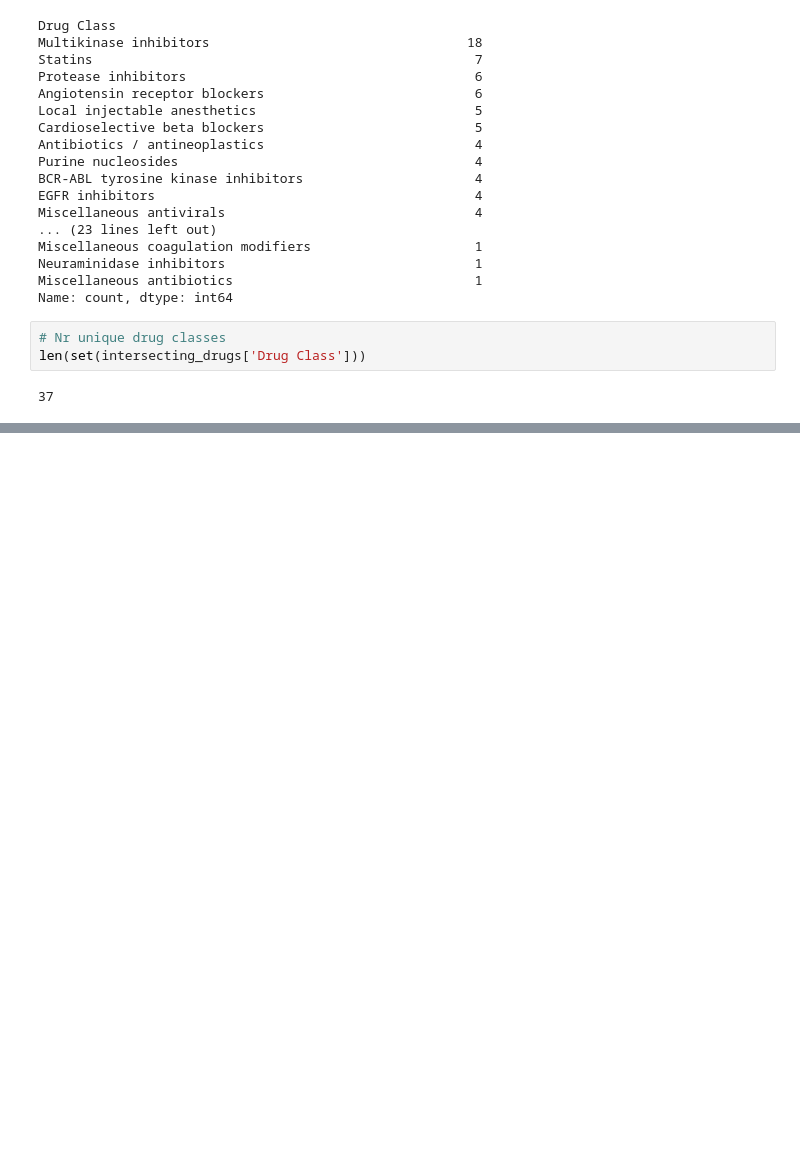
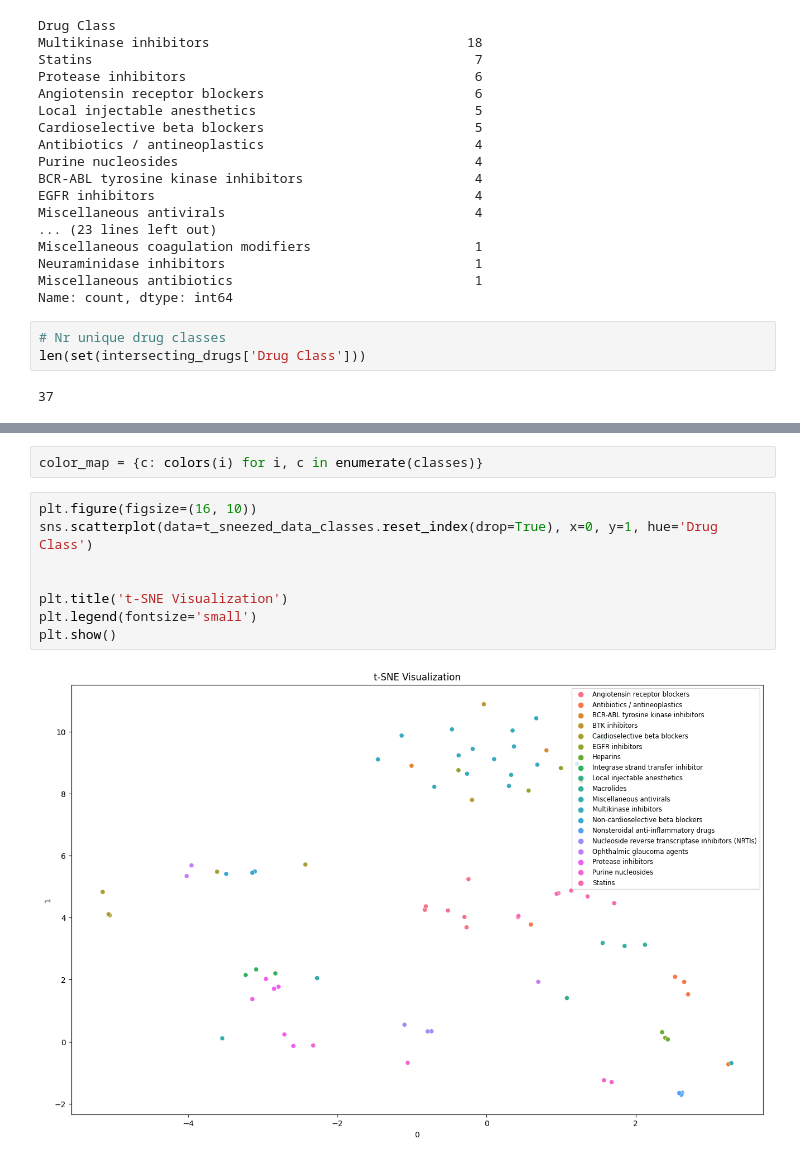
Before and after one commit to ariellubonja/drugs-embedding, a Jupyter notebook: Embeddings_EDA.ipynb, the cells around one changed output, grey strips where cells are left out. Saved outputs shown, nothing was run; the diff lists cells and outputs as text; blank space fills up the shorter version.

```diff
--- a/Embeddings_EDA.ipynb
+++ b/Embeddings_EDA.ipynb
@@ -125,0 +215,12 @@ intersecting_drugs_w_embd_df
+# %%
+color_map = {c: colors(i) for i, c in enumerate(classes)}
+# %%
+plt.figure(figsize=(16, 10))
+sns.scatterplot(data=t_sneezed_data_classes.reset_index(drop=True), x=0, y=1, hue='Drug Class')
+
+
+plt.title('t-SNE Visualization')
+plt.legend(fontsize='small')
+plt.show()
+# %% [output]
+[figure, added]
```
Also changed, not shown: parts of 15 cells of this notebook.
